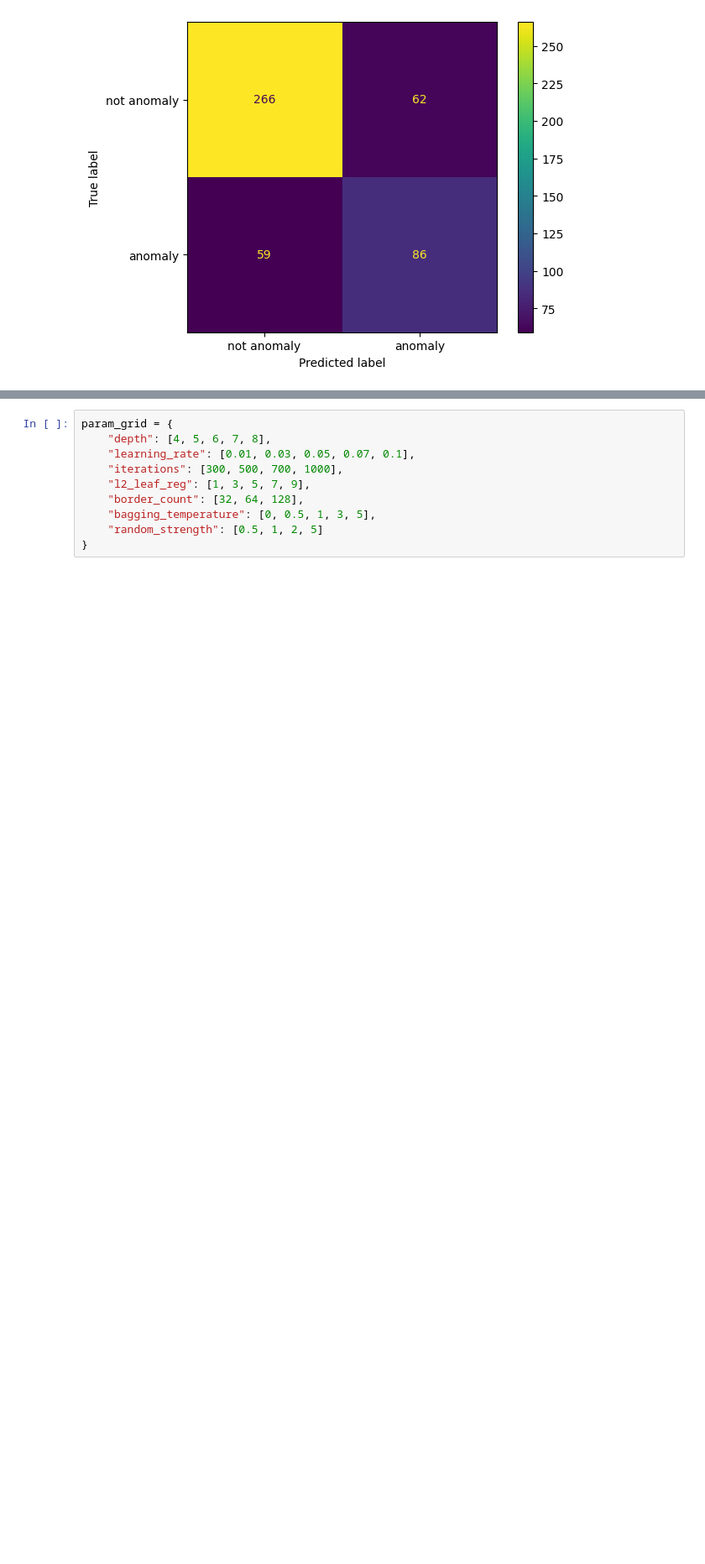
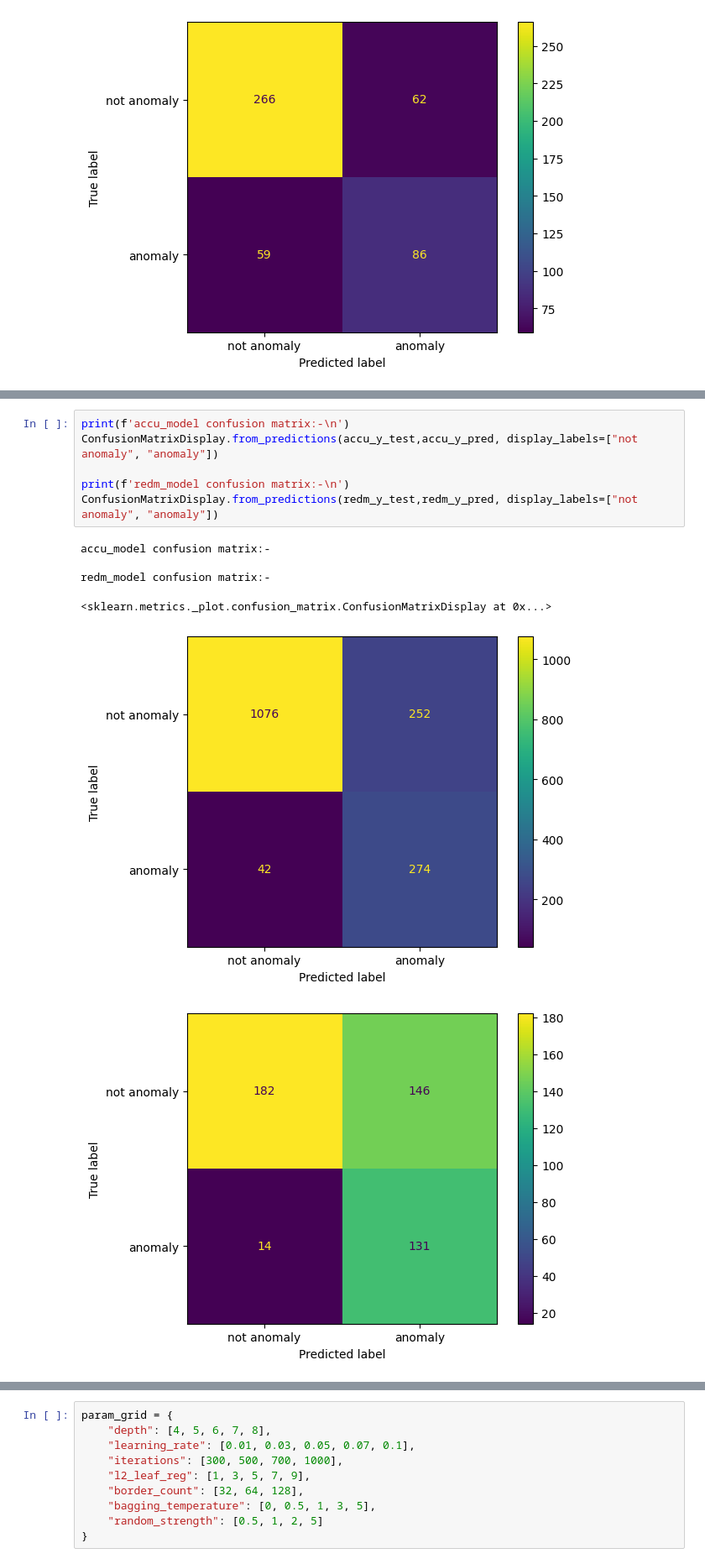
Before and after one commit to CodeMarshall21/Anomaly-Detection, a Jupyter notebook: binary-classif.ipynb, the cells around one changed output, grey strips where cells are left out. Shown at 84% size. Saved outputs shown, nothing was run; the diff lists cells and outputs as text; blank space fills up the shorter version.

```diff
--- a/binary-classif.ipynb
+++ b/binary-classif.ipynb
@@ -401,0 +384,13 @@ accu_fn
+# %%
+print(f'accu_model confusion matrix:-\n')
+ConfusionMatrixDisplay.from_predictions(accu_y_test,accu_y_pred, display_labels=["not anomaly", "anomaly"])
+
+print(f'redm_model confusion matrix:-\n')
+ConfusionMatrixDisplay.from_predictions(redm_y_test,redm_y_pred, display_labels=["not anomaly", "anomaly"])
+# %% [output]
+accu_model confusion matrix:-
+
+redm_model confusion matrix:-
+<sklearn.metrics._plot.confusion_matrix.ConfusionMatrixDisplay at 0x...>
+[figure, added]
+[figure, added]
```
Also changed, not shown: parts of 4 cells of this notebook.
